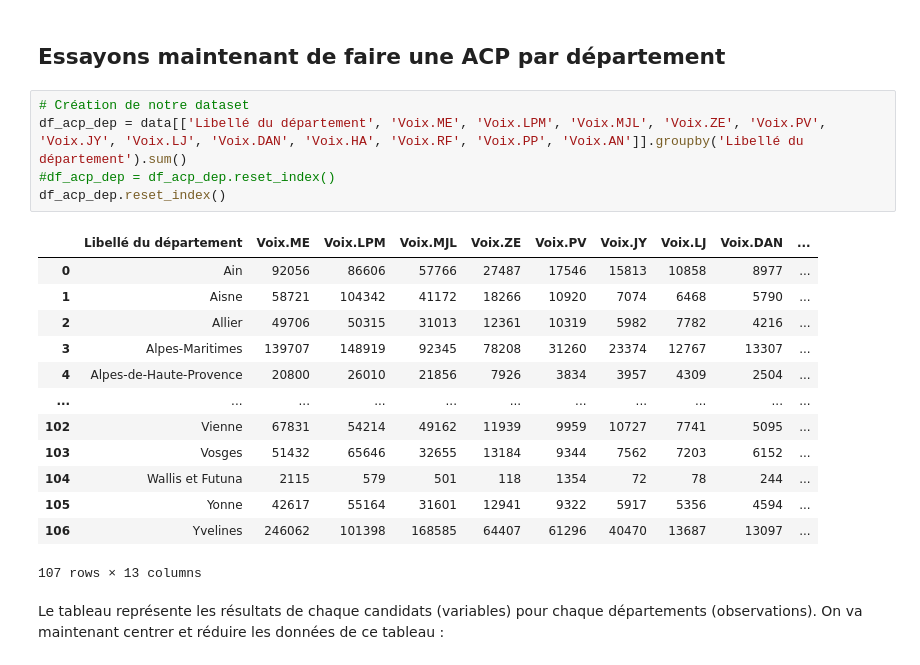
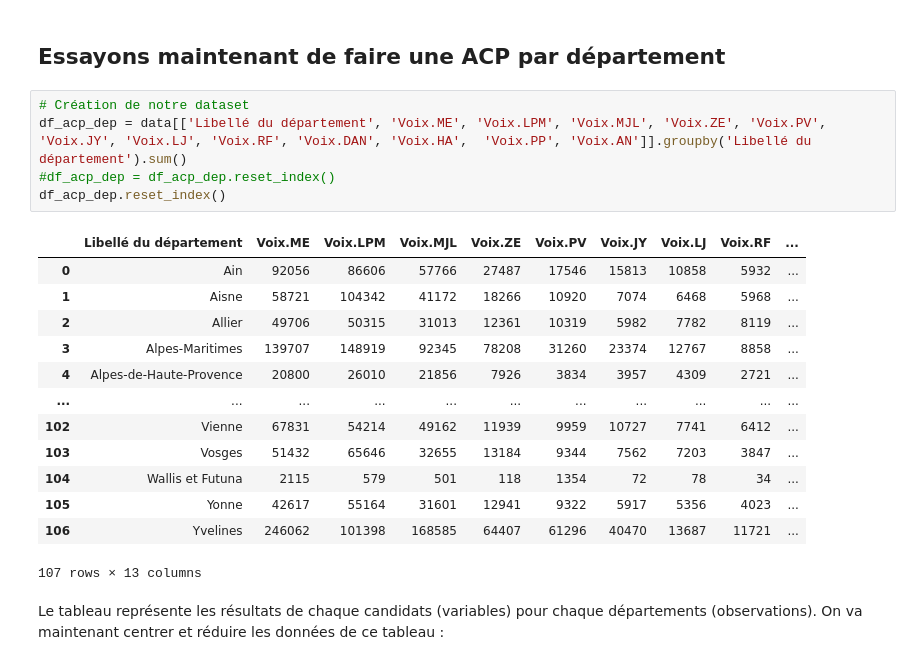
Before and after one commit to BaderEK/AnalyseDeDonnees, a Jupyter notebook: Groupe 2/Groupe 2/rendu.ipynb, the cells around one changed output. Saved outputs shown, nothing was run; the diff lists cells and outputs as text.

```diff
--- a/Groupe 2/Groupe 2/rendu.ipynb
+++ b/Groupe 2/Groupe 2/rendu.ipynb
@@ -465,22 +465,22 @@ comm_candidat('Voix.ME', '% Voix/Ins.ME', 2, False).head()
 ## Essayons maintenant de faire une ACP par département
 # %%
 # Création de notre dataset
-df_acp_dep = data[['Libellé du département', 'Voix.ME', 'Voix.LPM', 'Voix.MJL', 'Voix.ZE', 'Voix.PV', 'Voix.JY', 'Voix.LJ', 'Voix.DAN', 'Voix.HA', 'Voix.RF', 'Voix.PP', 'Voix.AN']].groupby('Libellé du département').sum()
+df_acp_dep = data[['Libellé du département', 'Voix.ME', 'Voix.LPM', 'Voix.MJL', 'Voix.ZE', 'Voix.PV', 'Voix.JY', 'Voix.LJ', 'Voix.RF', 'Voix.DAN', 'Voix.HA',  'Voix.PP', 'Voix.AN']].groupby('Libellé du département').sum()
 #df_acp_dep = df_acp_dep.reset_index()
 df_acp_dep.reset_index()
 # %% [output]
-|  | Libellé du département | Voix.ME | Voix.LPM | Voix.MJL | Voix.ZE | Voix.PV | Voix.JY | Voix.LJ | Voix.DAN | ... |
-| 0 | Ain | 92056 | 86606 | 57766 | 27487 | 17546 | 15813 | 10858 | 8977 | ... |
-| 1 | Aisne | 58721 | 104342 | 41172 | 18266 | 10920 | 7074 | 6468 | 5790 | ... |
-| 2 | Allier | 49706 | 50315 | 31013 | 12361 | 10319 | 5982 | 7782 | 4216 | ... |
-| 3 | Alpes-Maritimes | 139707 | 148919 | 92345 | 78208 | 31260 | 23374 | 12767 | 13307 | ... |
-| 4 | Alpes-de-Haute-Provence | 20800 | 26010 | 21856 | 7926 | 3834 | 3957 | 4309 | 2504 | ... |
+|  | Libellé du département | Voix.ME | Voix.LPM | Voix.MJL | Voix.ZE | Voix.PV | Voix.JY | Voix.LJ | Voix.RF | ... |
+| 0 | Ain | 92056 | 86606 | 57766 | 27487 | 17546 | 15813 | 10858 | 5932 | ... |
+| 1 | Aisne | 58721 | 104342 | 41172 | 18266 | 10920 | 7074 | 6468 | 5968 | ... |
+| 2 | Allier | 49706 | 50315 | 31013 | 12361 | 10319 | 5982 | 7782 | 8119 | ... |
+| 3 | Alpes-Maritimes | 139707 | 148919 | 92345 | 78208 | 31260 | 23374 | 12767 | 8858 | ... |
+| 4 | Alpes-de-Haute-Provence | 20800 | 26010 | 21856 | 7926 | 3834 | 3957 | 4309 | 2721 | ... |
 | ... | ... | ... | ... | ... | ... | ... | ... | ... | ... | ... |
-| 102 | Vienne | 67831 | 54214 | 49162 | 11939 | 9959 | 10727 | 7741 | 5095 | ... |
-| 103 | Vosges | 51432 | 65646 | 32655 | 13184 | 9344 | 7562 | 7203 | 6152 | ... |
-| 104 | Wallis et Futuna | 2115 | 579 | 501 | 118 | 1354 | 72 | 78 | 244 | ... |
-| 105 | Yonne | 42617 | 55164 | 31601 | 12941 | 9322 | 5917 | 5356 | 4594 | ... |
-| 106 | Yvelines | 246062 | 101398 | 168585 | 64407 | 61296 | 40470 | 13687 | 13097 | ... |
+| 102 | Vienne | 67831 | 54214 | 49162 | 11939 | 9959 | 10727 | 7741 | 6412 | ... |
+| 103 | Vosges | 51432 | 65646 | 32655 | 13184 | 9344 | 7562 | 7203 | 3847 | ... |
+| 104 | Wallis et Futuna | 2115 | 579 | 501 | 118 | 1354 | 72 | 78 | 34 | ... |
+| 105 | Yonne | 42617 | 55164 | 31601 | 12941 | 9322 | 5917 | 5356 | 4023 | ... |
+| 106 | Yvelines | 246062 | 101398 | 168585 | 64407 | 61296 | 40470 | 13687 | 11721 | ... |
 107 rows × 13 columns
 # %% [markdown]
 Le tableau représente les résultats de chaque candidats (variables) pour chaque départements (observations). </br>
```
Also changed, not shown: parts of 8 cells of this notebook.
